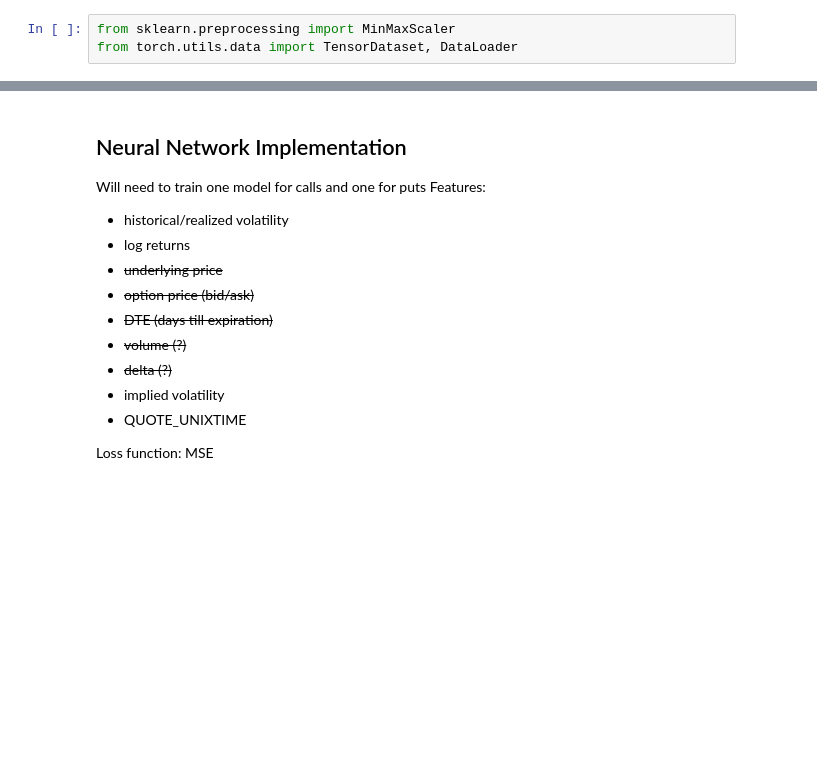
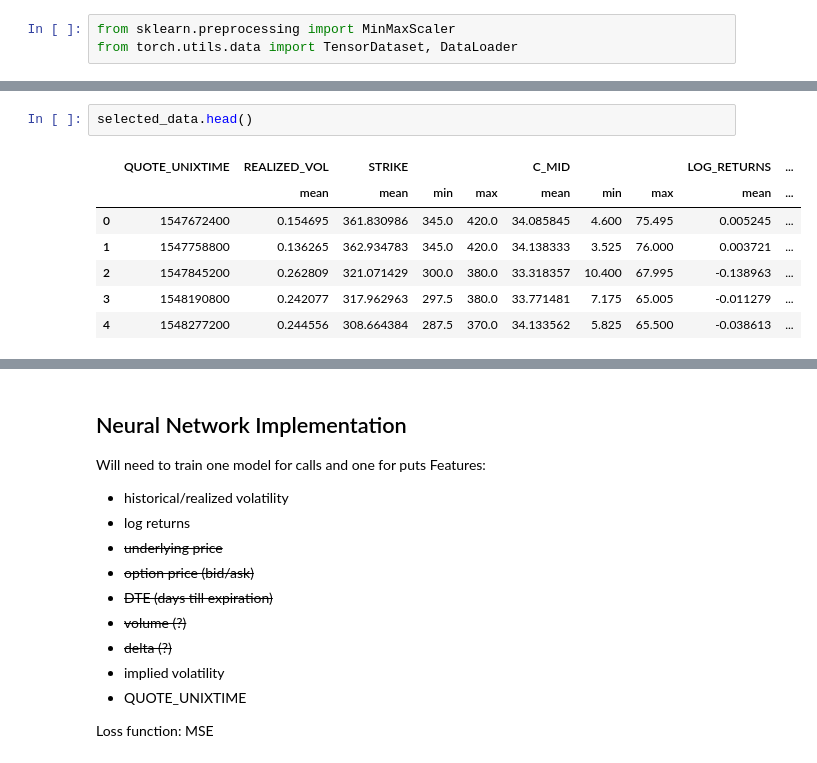
Before and after one commit to teetajp/TSLA-options, a Jupyter notebook: vol_forecast_LSTM.ipynb, the cells around one changed output, grey strips where cells are left out. Drawn from its saved outputs; the diff is of its cells as text; blank space fills up the shorter version.

```diff
--- a/vol_forecast_LSTM.ipynb
+++ b/vol_forecast_LSTM.ipynb
@@ -358 +414,11 @@ from torch.utils.data import TensorDataset, DataLoader
+# %%
+selected_data.head()
+# %% [output]
+|  | QUOTE_UNIXTIME | REALIZED_VOL | STRIKE |  |  | C_MID |  |  | LOG_RETURNS | ... |
+|  |  | mean | mean | min | max | mean | min | max | mean | ... |
+| 0 | 1547672400 | 0.154695 | 361.830986 | 345.0 | 420.0 | 34.085845 | 4.600 | 75.495 | 0.005245 | ... |
+| 1 | 1547758800 | 0.136265 | 362.934783 | 345.0 | 420.0 | 34.138333 | 3.525 | 76.000 | 0.003721 | ... |
+| 2 | 1547845200 | 0.262809 | 321.071429 | 300.0 | 380.0 | 33.318357 | 10.400 | 67.995 | -0.138963 | ... |
+| 3 | 1548190800 | 0.242077 | 317.962963 | 297.5 | 380.0 | 33.771481 | 7.175 | 65.005 | -0.011279 | ... |
+| 4 | 1548277200 | 0.244556 | 308.664384 | 287.5 | 370.0 | 34.133562 | 5.825 | 65.500 | -0.038613 | ... |
 # %%
```
Also changed, not shown: parts of 17 cells of this notebook.
